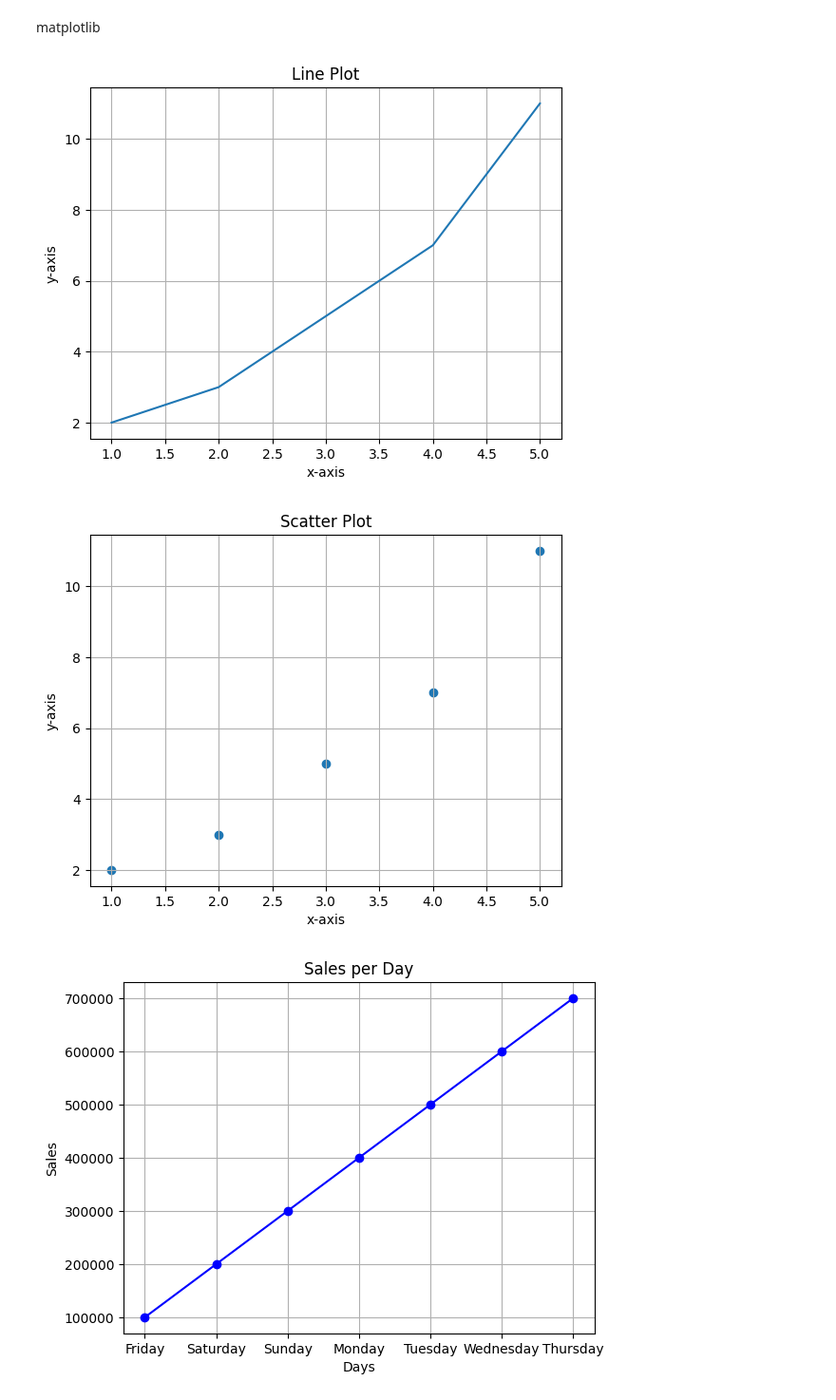
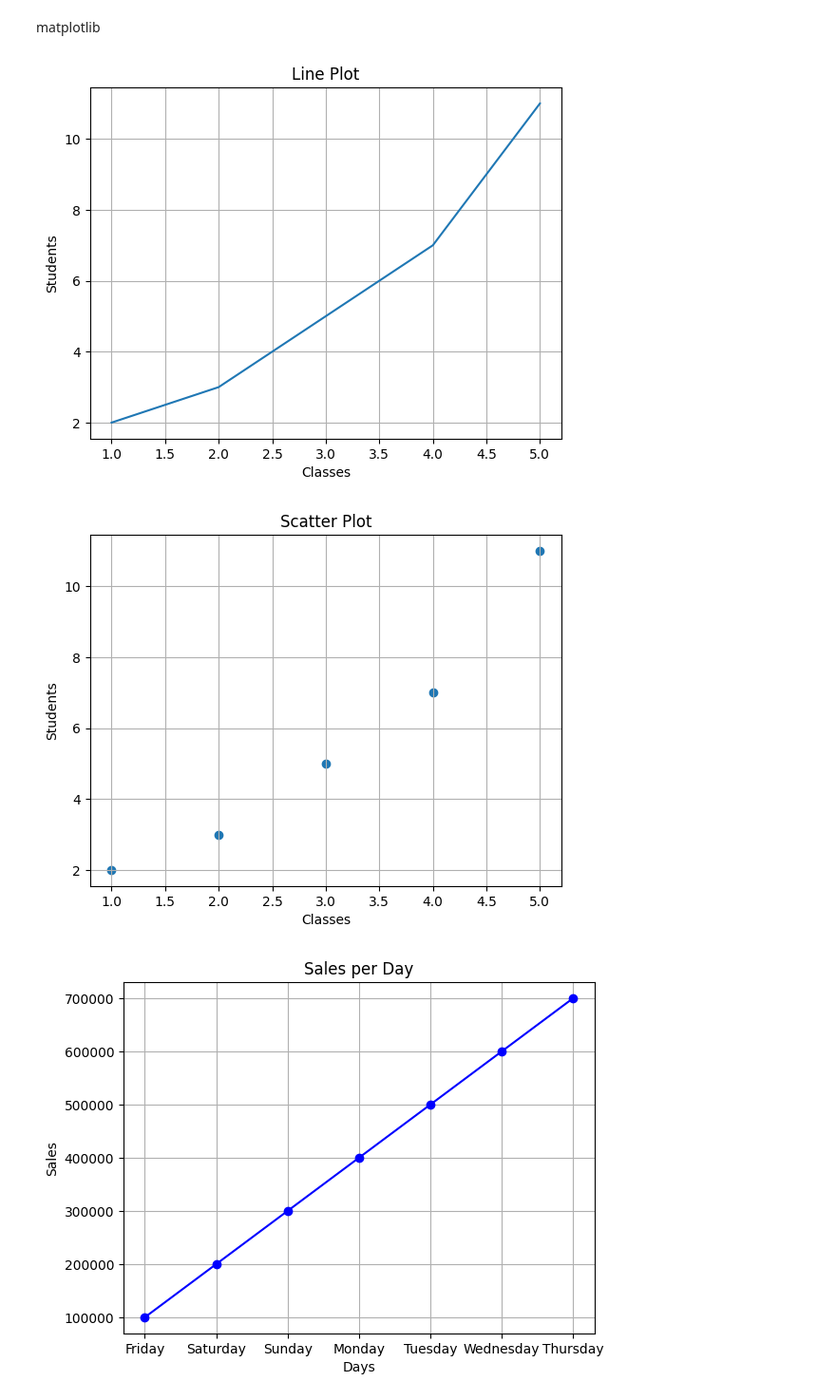
Before and after one commit to faruk950147/Python-A-to-Z, a Jupyter notebook: 07 ML/matplot/main.ipynb, the cells around one changed output. Shown at 95% size. Saved outputs shown, nothing was run; the diff lists cells and outputs as text; code cells hidden in the pictures.

```diff
--- a/07 ML/matplot/main.ipynb
+++ b/07 ML/matplot/main.ipynb
@@ -3,42 +3,40 @@ matplotlib
 # %%
 import matplotlib.pyplot as plt
 import numpy as np
 
-x = np.array([1, 2, 3, 4, 5])
-y = np.array([2, 3, 5, 7, 11])
-# plt.plot(x, y) thats means x of 1 will be connected with y of 2 → (1,2)
-# x of 1 of y of 2 connected → (1,2)
-# x of 2 of y of 3 connected → (2,3)
-# x of 3 of y of 5 connected → (3,5)
-# x of 4 of y of 7 connected → (4,7)
-# x of 5 of y of 11 connected → (5,11)
-plt.plot(x, y)
-plt.xlabel('x-axis')
-plt.ylabel('y-axis')
+cls = np.array([1, 2, 3, 4, 5])
+students = np.array([2, 3, 5, 7, 11])
+# plt.plot(cls, students) thats means cls of 1 will be connected with students of 2 → (1,2)
+# cls of 1 of students of 2 connected → (1,2)
+# cls of 2 of students of 3 connected → (2,3)
+# cls of 3 of students of 5 connected → (3,5)
+# cls of 4 of students of 7 connected → (4,7)
+# cls of 5 of students of 11 connected → (5,11)
+plt.plot(cls, students)
+plt.xlabel('Classes')
+plt.ylabel('Students')
 plt.title('Line Plot')
 plt.grid()
 plt.show()
 # %% [output]
-[figure, old version]
+[figure, new version]
 # %%
-import matplotlib.pyplot as plt
-import numpy as np
-x = np.array([1, 2, 3, 4, 5])
-y = np.array([2, 3, 5, 7, 11])
-# plt.scatter(x, y) thats means x of 1 will be connected with y of 2 → (1,2)
-# x of 1 of y of 2 connected → (1,2)
-# x of 2 of y of 3 connected → (2,3)
-#  x of 3 of y of 5 connected → (3,5)
-#  x of 4 of y of 7 connected → (4,7)
-#  x of 5 of y of 11 connected → (5,11)
-plt.scatter(x, y)
-plt.xlabel('x-axis')
-plt.ylabel('y-axis')
+cls = np.array([1, 2, 3, 4, 5])
+students = np.array([2, 3, 5, 7, 11])
+# plt.scatter(cls, students) thats means cls of 1 will be connected with students of 2 → (1,2)
+# cls of 1 of students of 2 connected → (1,2)
+# cls of 2 of students of 3 connected → (2,3)
+# cls of 3 of students of 5 connected → (3,5)
+# cls of 4 of students of 7 connected → (4,7)
+# cls of 5 of students of 11 connected → (5,11)
+plt.scatter(cls, students)
+plt.xlabel('Classes')
+plt.ylabel('Students')
 plt.title('Scatter Plot')
 plt.grid()
 plt.show()
 # %% [output]
-[figure, old version]
+[figure, new version]
 # %%
 import matplotlib.pyplot as plt
 import numpy as np
```
